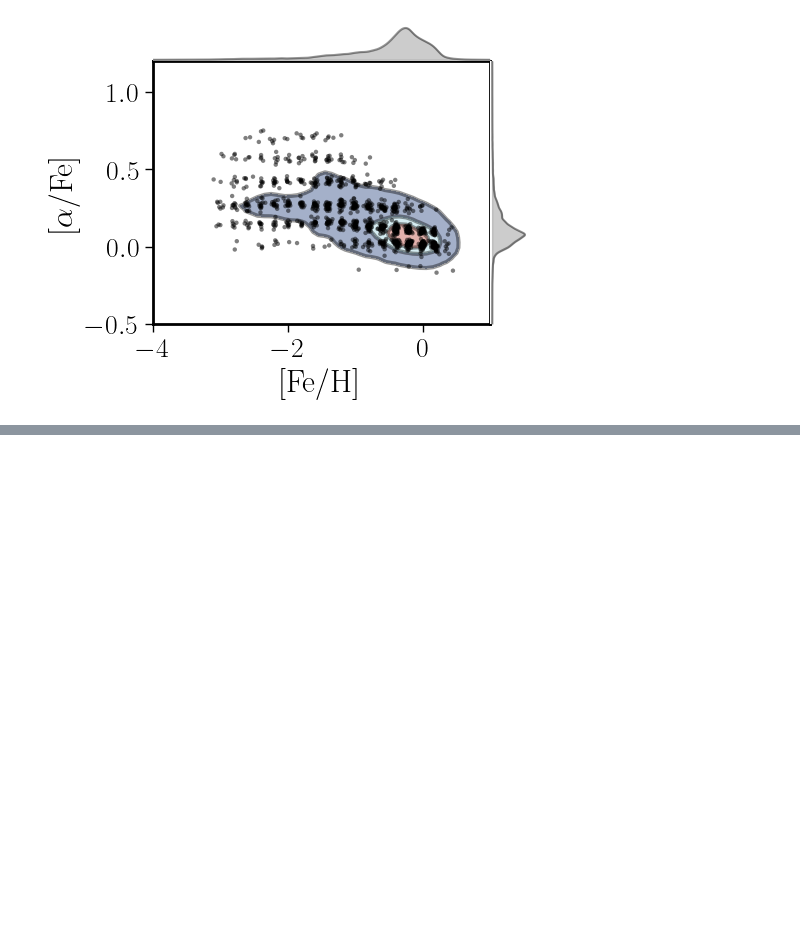
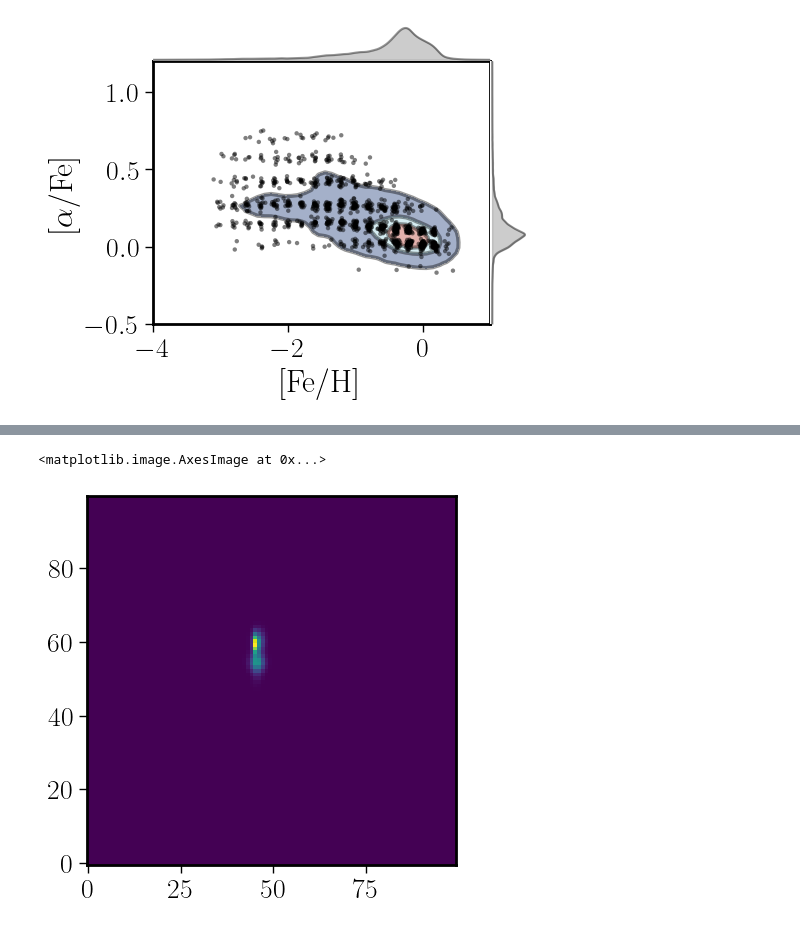
Before and after one commit to sdss/lvmdap, a Jupyter notebook: notebooks/MaStar_Clustering.ipynb, the cells around one changed output, grey strips where cells are left out. Drawn from its saved outputs; the diff is of its cells as text; code cells hidden in the pictures; blank space fills up the shorter version.

```diff
--- a/notebooks/MaStar_Clustering.ipynb
+++ b/notebooks/MaStar_Clustering.ipynb
@@ -1652,0 +1414,12 @@ NameError: name 'tab_' is not defined
+# %%
+#n_clusters=342
+#n_clusters=108
+#n_clusters=36
+#n_clusters=12
+n_clusters=4
+spec_cl = SpectralClustering(
+    n_clusters=n_clusters,
+    n_neighbors=3,
+    affinity='nearest_neighbors')
+cluster = spec_cl.fit_predict(hdu_few[0].data)
+tab_few['cluster']=cluster
@@ -1652,0 +1598,8 @@ NameError: name 'tab_' is not defined
+# %%
+I=2
+plt.imshow(hdu_Te_lg.data[I,:,:],origin='lower')
+#plt.imshow(hdu_Te_Met.data[I,:,:],origin='lower')
+#plt.imshow(hdu_Met_Alf.data[I,:,:],origin='lower')
+# %% [output]
+<matplotlib.image.AxesImage at 0x...>
+[figure, added]
```
Also changed, not shown: parts of 53 cells of this notebook, 3 other files.
